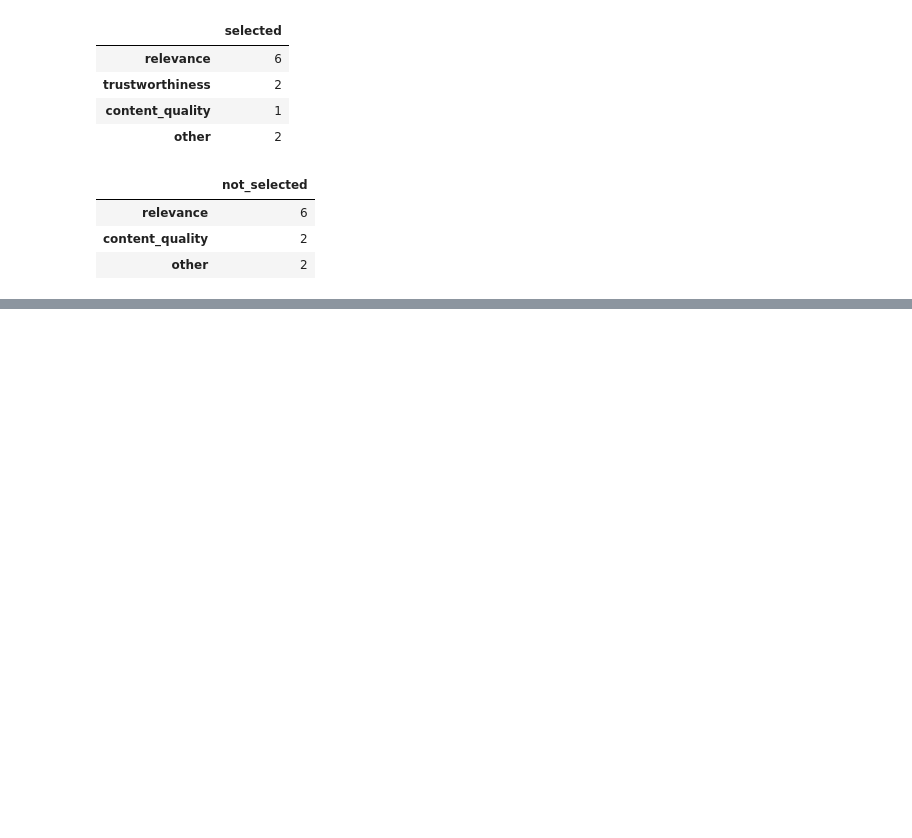
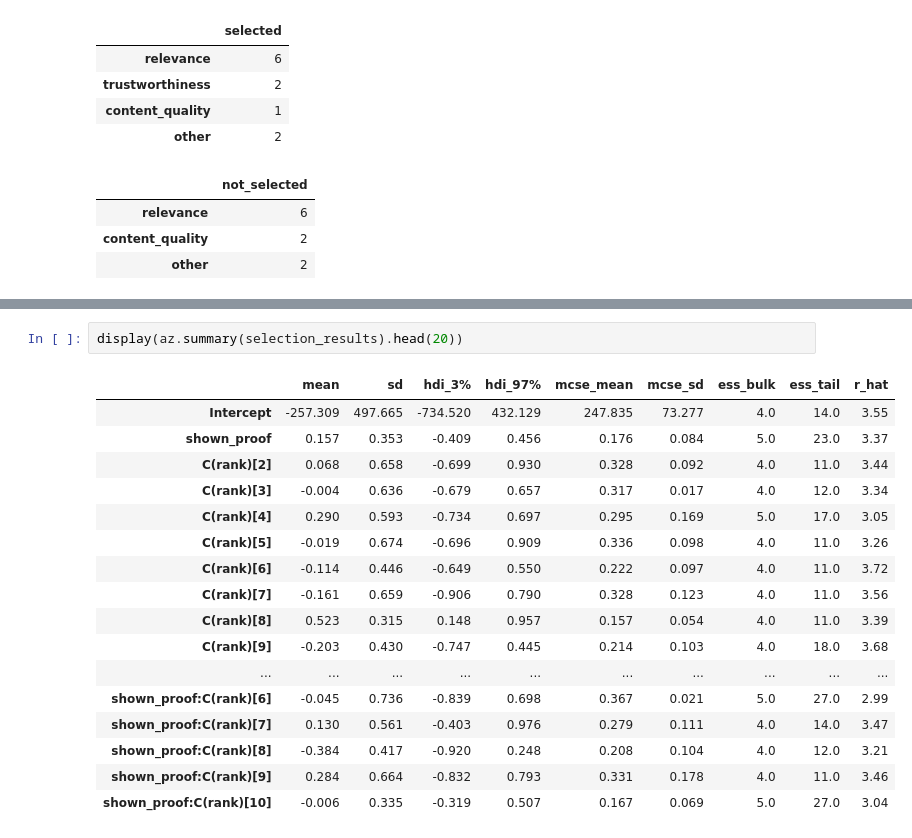
Before and after one commit to scuba-illinois/feed-ranking-experiment, a Jupyter notebook: analysis/pilot-responses.ipynb, the cells around one changed output, grey strips where cells are left out. Drawn from its saved outputs; the diff is of its cells as text; blank space fills up the shorter version.

```diff
--- a/analysis/pilot-responses.ipynb
+++ b/analysis/pilot-responses.ipynb
@@ -852,0 +1116,20 @@ display(reasons_df["not_selected"])
+# %%
+display(az.summary(selection_results).head(20))
+# %% [output]
+|  | mean | sd | hdi_3% | hdi_97% | mcse_mean | mcse_sd | ess_bulk | ess_tail | r_hat |
+| Intercept | -257.309 | 497.665 | -734.520 | 432.129 | 247.835 | 73.277 | 4.0 | 14.0 | 3.55 |
+| shown_proof | 0.157 | 0.353 | -0.409 | 0.456 | 0.176 | 0.084 | 5.0 | 23.0 | 3.37 |
+| C(rank)[2] | 0.068 | 0.658 | -0.699 | 0.930 | 0.328 | 0.092 | 4.0 | 11.0 | 3.44 |
+| C(rank)[3] | -0.004 | 0.636 | -0.679 | 0.657 | 0.317 | 0.017 | 4.0 | 12.0 | 3.34 |
+| C(rank)[4] | 0.290 | 0.593 | -0.734 | 0.697 | 0.295 | 0.169 | 5.0 | 17.0 | 3.05 |
+| C(rank)[5] | -0.019 | 0.674 | -0.696 | 0.909 | 0.336 | 0.098 | 4.0 | 11.0 | 3.26 |
+| C(rank)[6] | -0.114 | 0.446 | -0.649 | 0.550 | 0.222 | 0.097 | 4.0 | 11.0 | 3.72 |
+| C(rank)[7] | -0.161 | 0.659 | -0.906 | 0.790 | 0.328 | 0.123 | 4.0 | 11.0 | 3.56 |
+| C(rank)[8] | 0.523 | 0.315 | 0.148 | 0.957 | 0.157 | 0.054 | 4.0 | 11.0 | 3.39 |
+| C(rank)[9] | -0.203 | 0.430 | -0.747 | 0.445 | 0.214 | 0.103 | 4.0 | 18.0 | 3.68 |
+| ... | ... | ... | ... | ... | ... | ... | ... | ... | ... |
+| shown_proof:C(rank)[6] | -0.045 | 0.736 | -0.839 | 0.698 | 0.367 | 0.021 | 5.0 | 27.0 | 2.99 |
+| shown_proof:C(rank)[7] | 0.130 | 0.561 | -0.403 | 0.976 | 0.279 | 0.111 | 4.0 | 14.0 | 3.47 |
+| shown_proof:C(rank)[8] | -0.384 | 0.417 | -0.920 | 0.248 | 0.208 | 0.104 | 4.0 | 12.0 | 3.21 |
+| shown_proof:C(rank)[9] | 0.284 | 0.664 | -0.832 | 0.793 | 0.331 | 0.178 | 4.0 | 11.0 | 3.46 |
+| shown_proof:C(rank)[10] | -0.006 | 0.335 | -0.319 | 0.507 | 0.167 | 0.069 | 5.0 | 27.0 | 3.04 |
```
Also changed, not shown: parts of 29 cells of this notebook.
